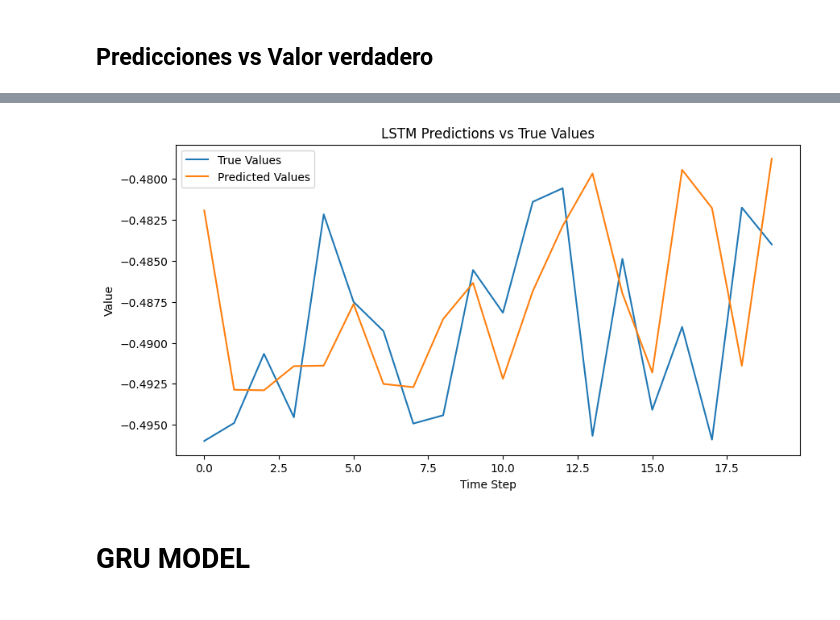
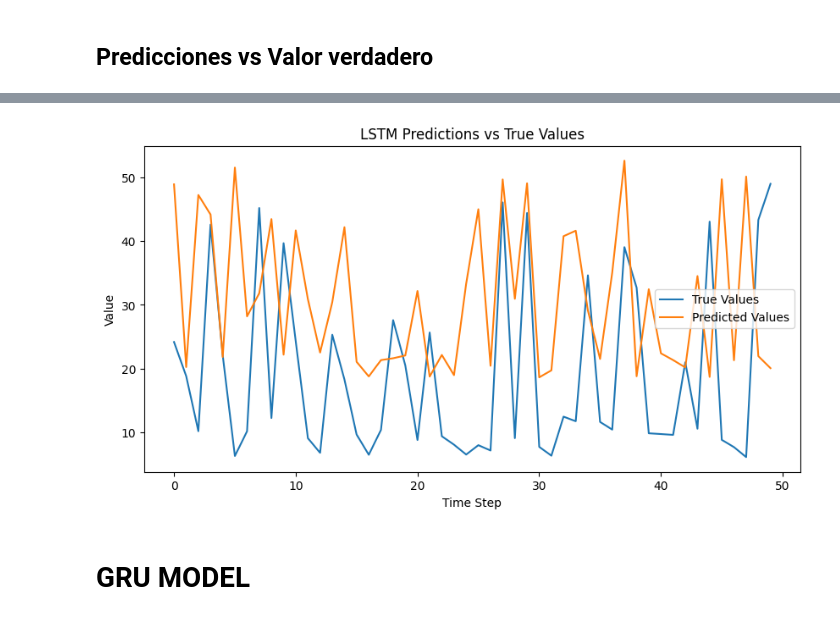
Before and after one commit to GetialJuan/Taller3_GetialCely, a Jupyter notebook: Taller3_GetialCely.ipynb, the cells around one changed output, grey strips where cells are left out. Drawn from its saved outputs; the diff is of its cells as text; code cells hidden in the pictures.

```diff
--- a/Taller3_GetialCely.ipynb
+++ b/Taller3_GetialCely.ipynb
@@ -136,18 +138,19 @@ targets shape: (32,)
+# %%
+neurons = 32
+num_epochs = 30
+batch_size = 32
+recurrent_dropout = 0.2
 # %% [markdown]
 # LSTM MODEL
 # %%
-# Create a more robust LSTM model with regularization
 inputs = keras.Input(shape=(sequence_length, raw_data.shape[-1]))
-x = layers.LSTM(16,
-                #recurrent_dropout=0.2,
+x = layers.LSTM(neurons,
+                recurrent_dropout=recurrent_dropout,
                 )(inputs)
 outputs = layers.Dense(1)(x)
 model = keras.Model(inputs, outputs)
 
-# Print model summary to understand architecture
 model.summary()
-
-# Replace the learning rate schedule with a fixed learning rate
 
 callbacks = [
     keras.callbacks.EarlyStopping(patience=10, restore_best_weights=True)
@@ -155,12 +158,12 @@ callbacks = [
 
 model.compile(optimizer="adam", loss="mse", metrics=["mae"])
 
-# Increase epochs to give model more chance to learn
 history = model.fit(
     train_dataset,
-    epochs=30,
+    epochs=num_epochs,
     validation_data=val_dataset,
     callbacks=callbacks,
+    batch_size=batch_size,
 )
 
 test_results = model.evaluate(test_dataset)
@@ -218,12 +221,12 @@ plt.show()
 # Predict using the trained model
 predictions = model.predict(test_dataset)
 predictions = predictions.flatten()  # Flatten to 1D if needed
-#predictions = predictions * average_std + average_mean# Rescale predictions
+predictions = predictions * std[-1] + mean[-1]# Rescale predictions
 
 # Extract true values for plotting (optional: flatten to 1D if needed)
 y_true = np.concatenate([y for x, y in test_dataset], axis=0)
 y_true = y_true.flatten()  # Flatten to 1D if needed
-#y_true = y_true * average_std + average_mean  # Rescale true values
+y_true = y_true * std[-1] + mean[-1]  # Rescale true values
 
 print("Predictions shape:", predictions.shape)
 print("True values shape:", y_true.shape)
@@ -234,15 +237,15 @@ True values shape: (450,)
 # %%
 # Plotting
 plt.figure(figsize=(10, 5))
-plt.plot(y_true[40:60], label='True Values')
-plt.plot(predictions[40:60], label='Predicted Values')
+plt.plot(y_true[400:450], label='True Values')
+plt.plot(predictions[400:450], label='Predicted Values')
 plt.title('LSTM Predictions vs True Values')
 plt.xlabel('Time Step')
 plt.ylabel('Value')
 plt.legend()
 plt.show()
 # %% [output]
-[figure, old version]
+[figure, new version]
 # %% [markdown]
 # GRU MODEL
 # %%
```
Also changed, not shown: parts of 9 cells of this notebook.
